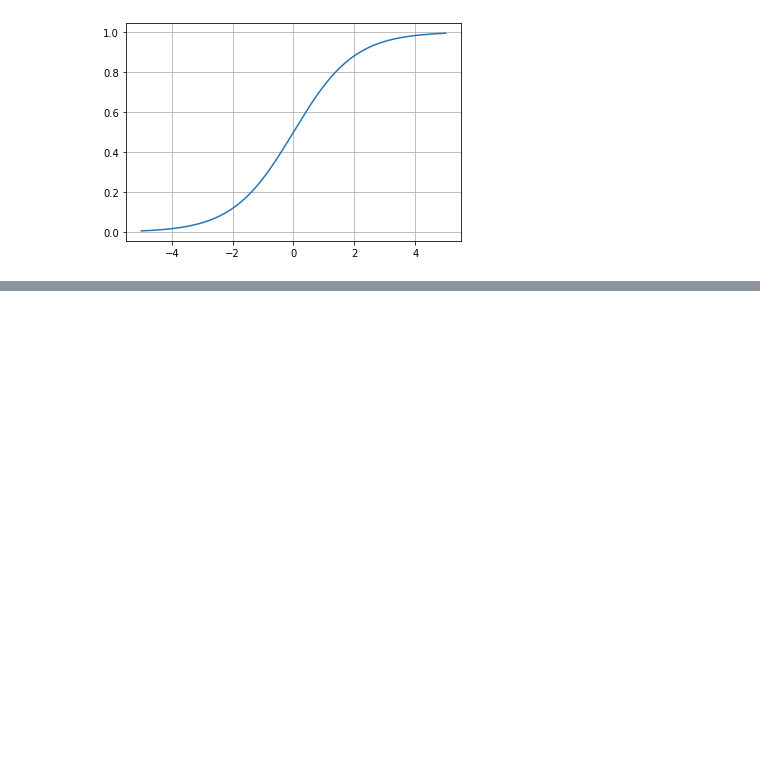
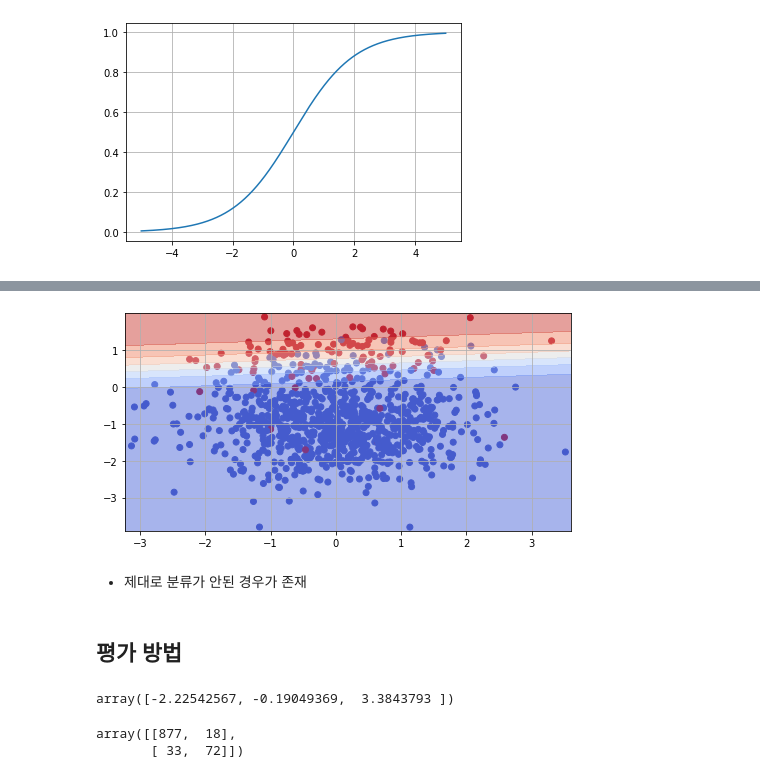
Before and after one commit to heewon330/TIL3, a Jupyter notebook: 선형회귀_hw2.ipynb, the cells around one changed output, grey strips where cells are left out. Cells and saved outputs as stored; diff of their text form; code cells hidden in the pictures; blank space fills up the shorter version.

```diff
--- a/선형회귀_hw2.ipynb
+++ b/선형회귀_hw2.ipynb
@@ -168,0 +236,7 @@ plt.show()
+# %%
+def logit(x):
+  return 1 / (1 + np.exp(-x))
+
+def cross_entropy( beta ):
+  yhat = logit( beta[0] + beta[1] * sample['x1'] + beta[2] * sample['x2'] )
+  return np.sum( -y * np.log(yhat) - (1 - y) * np.log(1 - yhat) )
@@ -168,0 +249,25 @@ plt.show()
+# %%
+xy1, xy2 = np.meshgrid(
+    np.arange(x[:,0].min() - 0.1, x[:,0].max() + 0.1, 0.01),
+    np.arange(x[:,1].min() - 0.1 , x[:,1].max() + 0.1 , 0.01)
+)
+
+beta = result.x
+xx = np.c_[xy1.flatten(), xy2.flatten()]
+yhat = logit( np.dot(xx, beta[1:])+ beta[0])
+
+plt.figure( figsize=(8, 4) )
+plt.scatter( sample['x1'], sample['x2'], c=sample['y'], cmap='coolwarm' )
+plt.contourf(xy1, xy2, yhat.reshape(xy1.shape), cmap='coolwarm', alpha=0.5)
+plt.grid()
+plt.show()
+# %% [output]
+[figure, added]
+# %% [markdown]
+- 제대로 분류가 안된 경우가 존재
+# %% [markdown]
+## 평가 방법
+# %%
+beta
+# %% [output]
+array([-2.22542567, -0.19049369,  3.3843793 ])
@@ -168,0 +283,8 @@ plt.show()
+# %%
+y_predict=logit(beta[0]+beta[1]*sample['x1'] + beta[2]*sample['x2'])
+y_predict = cut_off( y_predict, 0.5 )
+cmat=confusion_matrix(y,y_predict)
+cmat # 0을 0으로 분류한건 877개, 1을 1로 분류한 건 72개
+# %% [output]
+array([[877,  18],
+       [ 33,  72]])
```
Also changed, not shown: parts of 147 cells of this notebook.
